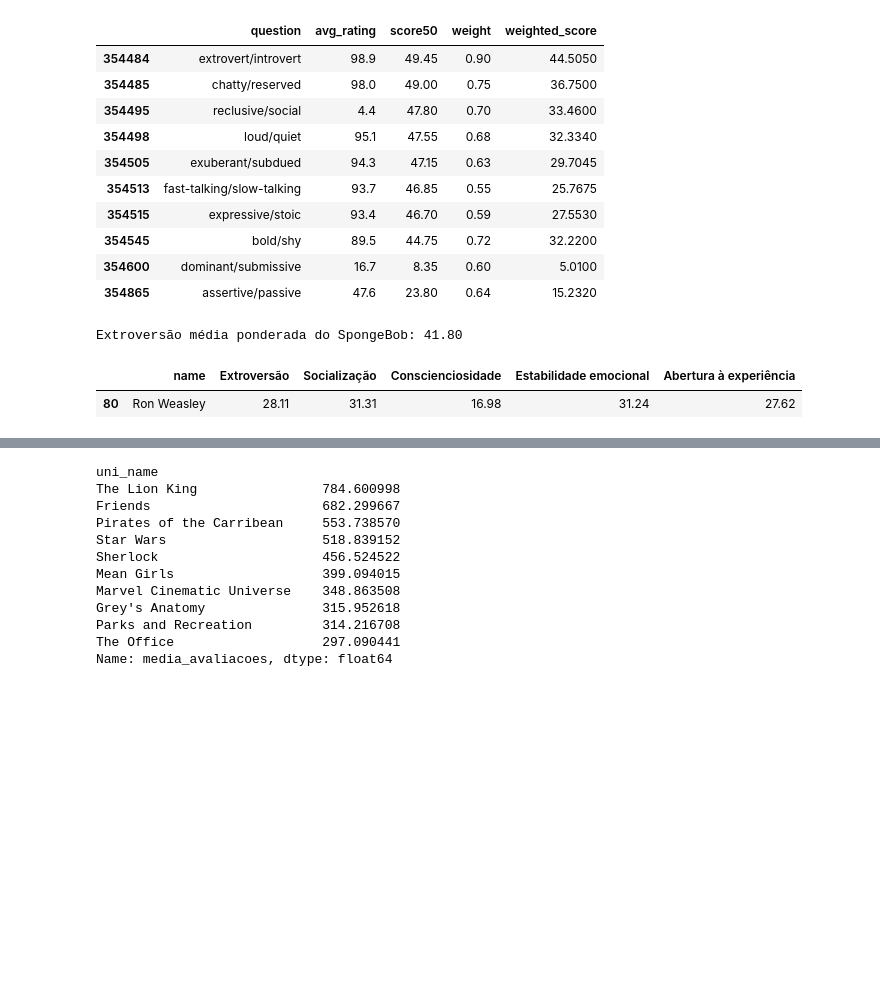
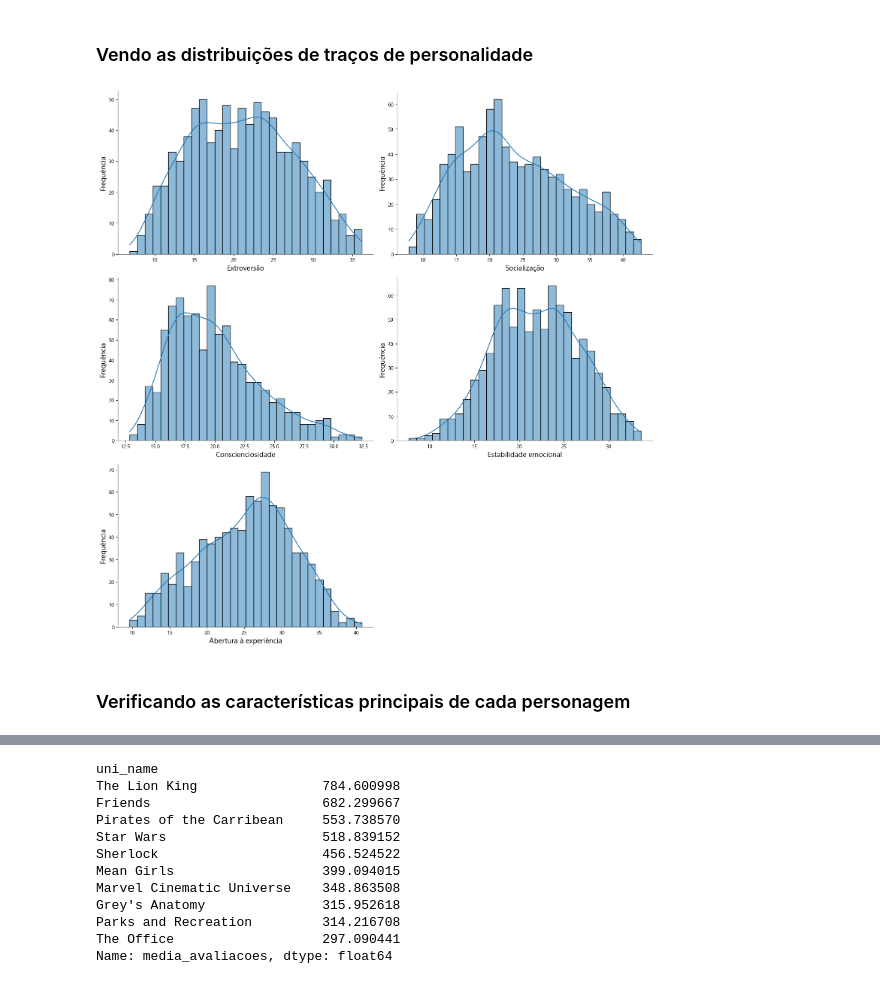
Before and after one commit to felipealxndre/Blooma, a Jupyter notebook: Big Five/Characters_Big5.ipynb, the cells around one changed output, grey strips where cells are left out. Cells and saved outputs as stored; diff of their text form; code cells hidden in the pictures; blank space fills up the shorter version.

```diff
--- a/Big Five/Characters_Big5.ipynb
+++ b/Big Five/Characters_Big5.ipynb
@@ -44,11 +71,10 @@ def correct_rating(row):
     personality = row["personality"]
 
     if personality == left:
-        corrected = avg - 50
+        corrected = (100 - avg)/2
     else:
-        corrected = 50 - avg
+        corrected = avg/2
 
-    return corrected + 50
+    return corrected
 
 psych_stats['avg_rating'] = psych_stats.apply(correct_rating, axis=1)
-psych_stats['avg_rating'].describe()
@@ -242,35 +203,46 @@ characters
 889 rows × 12 columns
-# %%
-# Filtra apenas os dados de Extroversão do SpongeBob
-sp_ext = df[(df["char_name"] == "SpongeBob SquarePants") & (df["trait"] == "Extroversão")].copy()
-
-# Adiciona uma coluna com a pontuação ponderada (peso × score50)
-sp_ext["weighted_score"] = sp_ext["score50"] * sp_ext["weight"]
-
-# Soma ponderada / soma dos pesos
-extroversion_score = sp_ext["weighted_score"].sum() / sp_ext["weight"].sum()
-
-# Mostra os dados intermediários
-display(sp_ext[["question", "avg_rating", "score50", "weight", "weighted_score"]])
-print(f"\nExtroversão média ponderada do SpongeBob: {extroversion_score:.2f}")
-# %% [output]
-|  | question | avg_rating | score50 | weight | weighted_score |
-| 354484 | extrovert/introvert | 98.9 | 49.45 | 0.90 | 44.5050 |
-| 354485 | chatty/reserved | 98.0 | 49.00 | 0.75 | 36.7500 |
-| 354495 | reclusive/social | 4.4 | 47.80 | 0.70 | 33.4600 |
-| 354498 | loud/quiet | 95.1 | 47.55 | 0.68 | 32.3340 |
-| 354505 | exuberant/subdued | 94.3 | 47.15 | 0.63 | 29.7045 |
-| 354513 | fast-talking/slow-talking | 93.7 | 46.85 | 0.55 | 25.7675 |
-| 354515 | expressive/stoic | 93.4 | 46.70 | 0.59 | 27.5530 |
-| 354545 | bold/shy | 89.5 | 44.75 | 0.72 | 32.2200 |
-| 354600 | dominant/submissive | 16.7 | 8.35 | 0.60 | 5.0100 |
-| 354865 | assertive/passive | 47.6 | 23.80 | 0.64 | 15.2320 |
-Extroversão média ponderada do SpongeBob: 41.80
-# %%
-characters[characters['name'] == 'Ron Weasley'][['name', 'Extroversão', 'Socialização', 'Conscienciosidade', 'Estabilidade emocional', 'Abertura à experiência']]
-# %% [output]
-|  | name | Extroversão | Socialização | Conscienciosidade | Estabilidade emocional | Abertura à experiência |
-| 80 | Ron Weasley | 28.11 | 31.31 | 16.98 | 31.24 | 27.62 |
+# %% [markdown]
+### Vendo as distribuições de traços de personalidade
+# %%
+import seaborn as sns
+import matplotlib.pyplot as plt
+import math
+
+# extroversão:
+tracos = list(BIG5_ITEMS.keys())
+
+cols = 2
+rows = math.ceil(len(tracos) / cols)
+
+fig, axes = plt.subplots(rows, cols, figsize=(15, 5*rows))
+axes = axes.flatten()
+plt.rcParams['font.family'] = 'Segoe UI'
+
+for i, trait in enumerate(tracos):
+    ax = axes[i]
+    sns.histplot(characters[trait].dropna(), kde=True, ax=ax, bins=30)
+    sns.despine(ax=ax)
+    ax.set_ylabel('Frequência', fontsize=14)
+    ax.set_xlabel(f'{trait}', fontsize=14)
+
+    ax.spines['bottom'].set_color('gray')
+    ax.spines['left'].set_color('gray')
+    ax.spines['top'].set_color('gray')
+    ax.spines['right'].set_color('gray')
+    ax.spines['bottom'].set_linewidth(1)
+    ax.spines['left'].set_linewidth(1)
+    ax.spines['top'].set_linewidth(1)
+    ax.spines['right'].set_linewidth(1)
+
+for j in range(len(tracos), len(axes)):
+    fig.delaxes(axes[j])
+
+plt.tight_layout()
+plt.show()
+# %% [output]
+[figure, added]
+# %% [markdown]
+### Verificando as características principais de cada personagem
 # %%
 def extract_top_tags(df):
     return (
```
Also changed, not shown: parts of 37 cells of this notebook.
